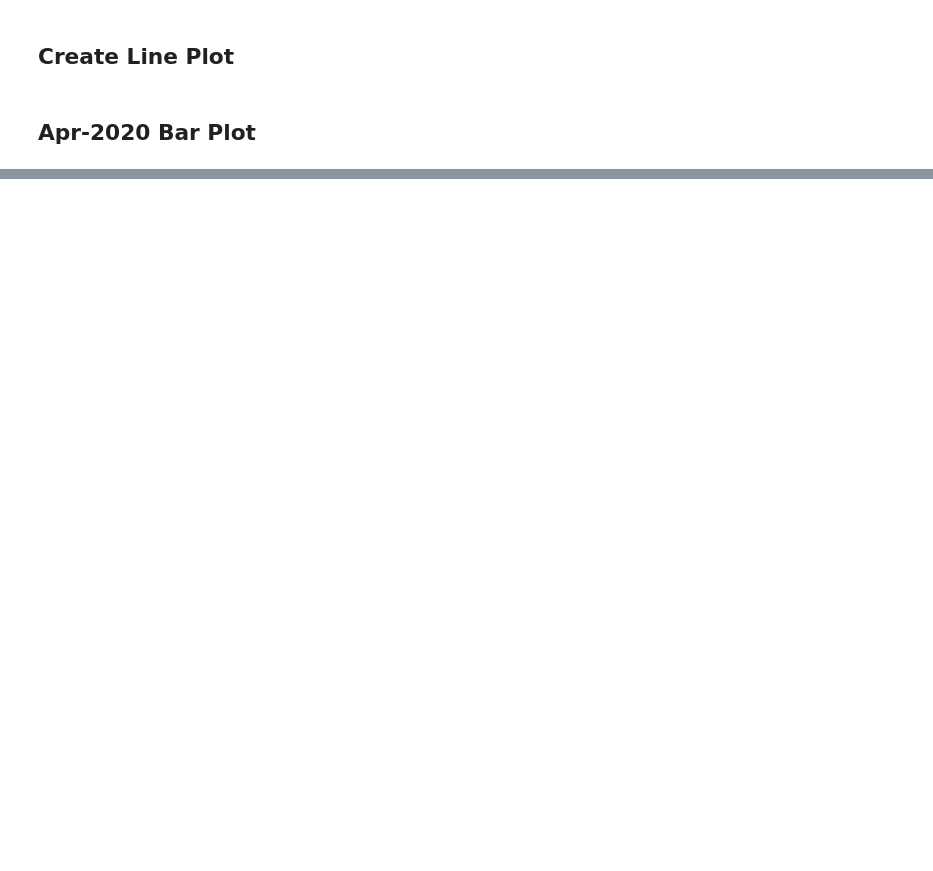
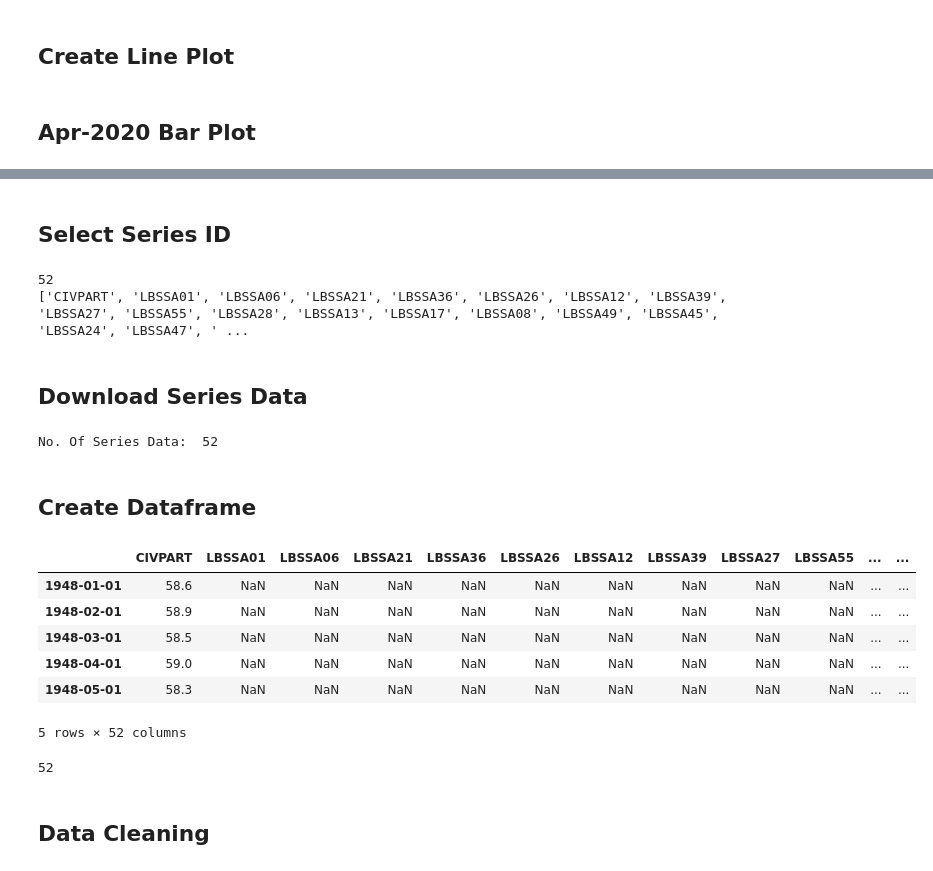
Before and after one commit to akshayyewle/Data-Analytics, a Jupyter notebook: 04 Economic Data Analysis - Rob Mulla/Python Code.ipynb, the cells around one changed output, grey strips where cells are left out. Cells and saved outputs as stored; diff of their text form; code cells hidden in the pictures; blank space fills up the shorter version.

```diff
--- a/04 Economic Data Analysis - Rob Mulla/Python Code.ipynb
+++ b/04 Economic Data Analysis - Rob Mulla/Python Code.ipynb
@@ -317,0 +543,48 @@ px.line(UR_State_Data)
+# %% [markdown]
+## **Select Series ID**
+# %%
+LFPR_Series_ID_List = []
+for ID in Search_03.index:
+    if len(ID) == 7:
+        LFPR_Series_ID_List.append(ID)
+print(len(LFPR_Series_ID_List))
+print(LFPR_Series_ID_List)
+# %% [output]
+52
+['CIVPART', 'LBSSA01', 'LBSSA06', 'LBSSA21', 'LBSSA36', 'LBSSA26', 'LBSSA12', 'LBSSA39', 'LBSSA27', 'LBSSA55', 'LBSSA28', 'LBSSA13', 'LBSSA17', 'LBSSA08', 'LBSSA49', 'LBSSA45', 'LBSSA24', 'LBSSA47', ' ...
+# %% [markdown]
+## **Download Series Data**
+# %%
+# Get State Specific Participation Rate
+LFPR_State_List = []
+
+# Get Series Data >> Create Dataframe >> Add To List
+for ID in Search_03.index:
+    if len(ID) == 7:
+        print('Downloading Data For: ',ID)
+        clear_output(wait=True)
+        LFPR_State_Data = data_source.get_series(series_id=ID).to_frame(name=ID)
+        LFPR_State_List.append(LFPR_State_Data)
+
+print('No. Of Series Data: ',len(LFPR_State_List))
+# %% [output]
+No. Of Series Data:  52
+# %% [markdown]
+## **Create Dataframe**
+# %%
+LFPR_State_Data = pd.concat(LFPR_State_List,axis=1)
+LFPR_State_Data.head()
+# %% [output]
+|  | CIVPART | LBSSA01 | LBSSA06 | LBSSA21 | LBSSA36 | LBSSA26 | LBSSA12 | LBSSA39 | LBSSA27 | LBSSA55 | ... | ... |
+| 1948-01-01 | 58.6 | NaN | NaN | NaN | NaN | NaN | NaN | NaN | NaN | NaN | ... | ... |
+| 1948-02-01 | 58.9 | NaN | NaN | NaN | NaN | NaN | NaN | NaN | NaN | NaN | ... | ... |
+| 1948-03-01 | 58.5 | NaN | NaN | NaN | NaN | NaN | NaN | NaN | NaN | NaN | ... | ... |
+| 1948-04-01 | 59.0 | NaN | NaN | NaN | NaN | NaN | NaN | NaN | NaN | NaN | ... | ... |
+| 1948-05-01 | 58.3 | NaN | NaN | NaN | NaN | NaN | NaN | NaN | NaN | NaN | ... | ... |
+5 rows × 52 columns
+# %%
+len(LFPR_State_Data.columns)
+# %% [output]
+52
+# %% [markdown]
+## **Data Cleaning**
```
Also changed, not shown: parts of 35 cells of this notebook.
